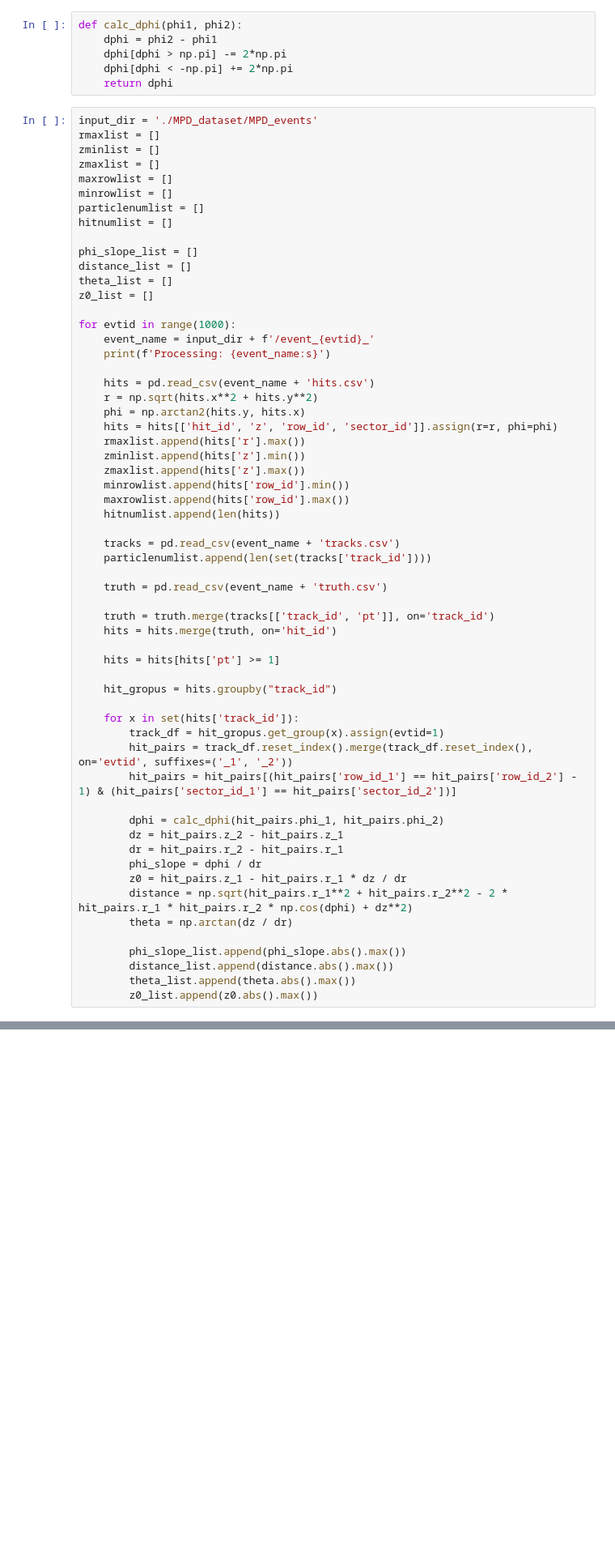
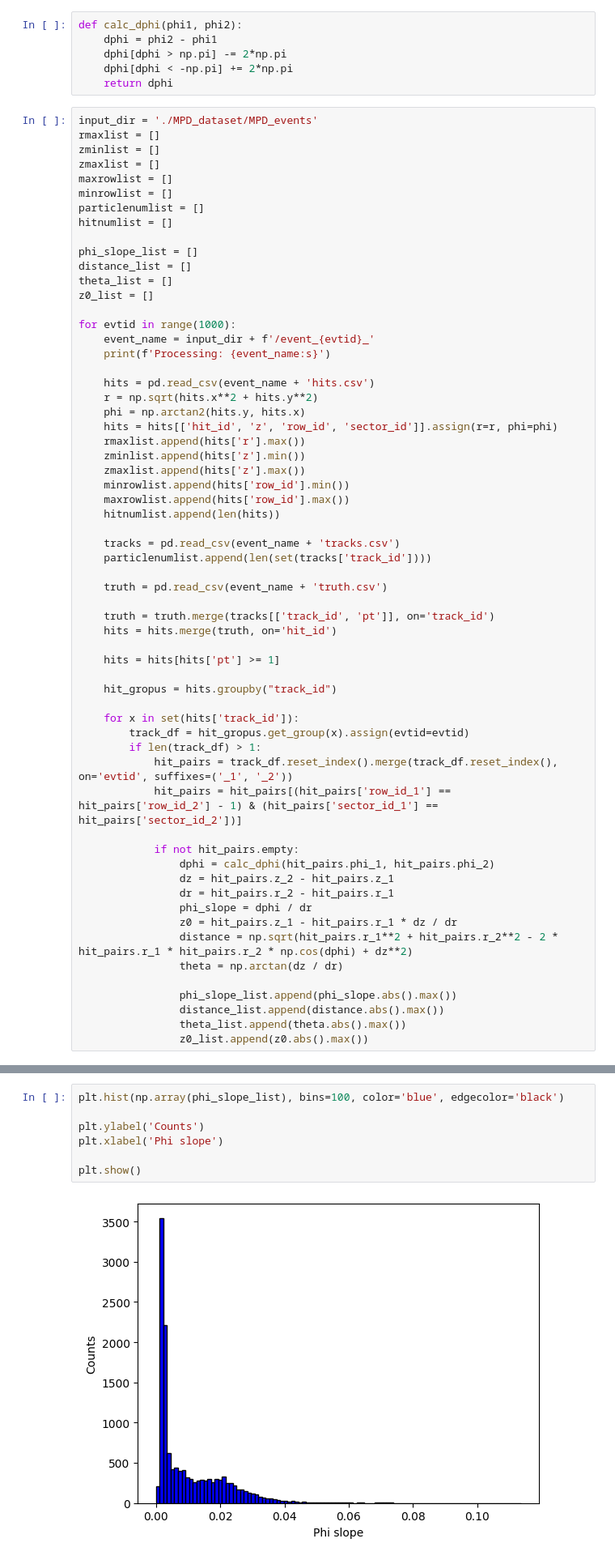
Before and after one commit to YauheniTalochkaN/GNN_tracking_model, a Jupyter notebook: check_dataset.ipynb, the cells around one changed output, grey strips where cells are left out. Shown at 81% size. Saved outputs shown, nothing was run; the diff lists cells and outputs as text; blank space fills up the shorter version.

```diff
--- a/check_dataset.ipynb
+++ b/check_dataset.ipynb
@@ -51,22 +51,24 @@ for evtid in range(1000):
     hit_gropus = hits.groupby("track_id")
 
     for x in set(hits['track_id']):
-        track_df = hit_gropus.get_group(x).assign(evtid=1)
-        hit_pairs = track_df.reset_index().merge(track_df.reset_index(), on='evtid', suffixes=('_1', '_2'))
-        hit_pairs = hit_pairs[(hit_pairs['row_id_1'] == hit_pairs['row_id_2'] - 1) & (hit_pairs['sector_id_1'] == hit_pairs['sector_id_2'])]
+        track_df = hit_gropus.get_group(x).assign(evtid=evtid)
+        if len(track_df) > 1:
+            hit_pairs = track_df.reset_index().merge(track_df.reset_index(), on='evtid', suffixes=('_1', '_2'))
+            hit_pairs = hit_pairs[(hit_pairs['row_id_1'] == hit_pairs['row_id_2'] - 1) & (hit_pairs['sector_id_1'] == hit_pairs['sector_id_2'])]
 
-        dphi = calc_dphi(hit_pairs.phi_1, hit_pairs.phi_2)
-        dz = hit_pairs.z_2 - hit_pairs.z_1
-        dr = hit_pairs.r_2 - hit_pairs.r_1
-        phi_slope = dphi / dr
-        z0 = hit_pairs.z_1 - hit_pairs.r_1 * dz / dr
-        distance = np.sqrt(hit_pairs.r_1**2 + hit_pairs.r_2**2 - 2 * hit_pairs.r_1 * hit_pairs.r_2 * np.cos(dphi) + dz**2)
-        theta = np.arctan(dz / dr)
+            if not hit_pairs.empty:
+                dphi = calc_dphi(hit_pairs.phi_1, hit_pairs.phi_2)
+                dz = hit_pairs.z_2 - hit_pairs.z_1
+                dr = hit_pairs.r_2 - hit_pairs.r_1
+                phi_slope = dphi / dr
+                z0 = hit_pairs.z_1 - hit_pairs.r_1 * dz / dr
+                distance = np.sqrt(hit_pairs.r_1**2 + hit_pairs.r_2**2 - 2 * hit_pairs.r_1 * hit_pairs.r_2 * np.cos(dphi) + dz**2)
+                theta = np.arctan(dz / dr)
 
-        phi_slope_list.append(phi_slope.abs().max())
-        distance_list.append(distance.abs().max())
-        theta_list.append(theta.abs().max())
-        z0_list.append(z0.abs().max())
+                phi_slope_list.append(phi_slope.abs().max())
+                distance_list.append(distance.abs().max())
+                theta_list.append(theta.abs().max())
+                z0_list.append(z0.abs().max())
 # %% [output]
 Processing: ./MPD_dataset/MPD_events/event_0_
 Processing: ./MPD_dataset/MPD_events/event_1_
@@ -90,3 +92,12 @@ np.array(phi_slope_list)[~np.isnan(np.array(phi_slope_list))].max()
 # %% [output]
 np.float64(0.1136912424034683)
+# %%
+plt.hist(np.array(phi_slope_list), bins=100, color='blue', edgecolor='black')
+
+plt.ylabel('Counts')
+plt.xlabel('Phi slope')
+
+plt.show()
+# %% [output]
+[figure, added]
 # %%
```
Also changed, not shown: parts of 7 cells of this notebook.
